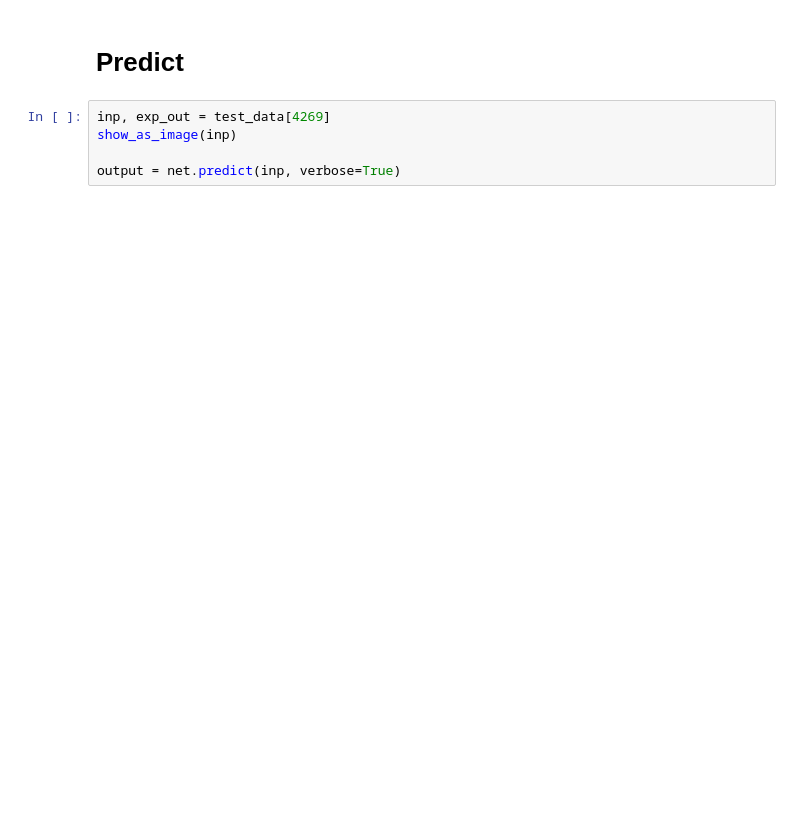
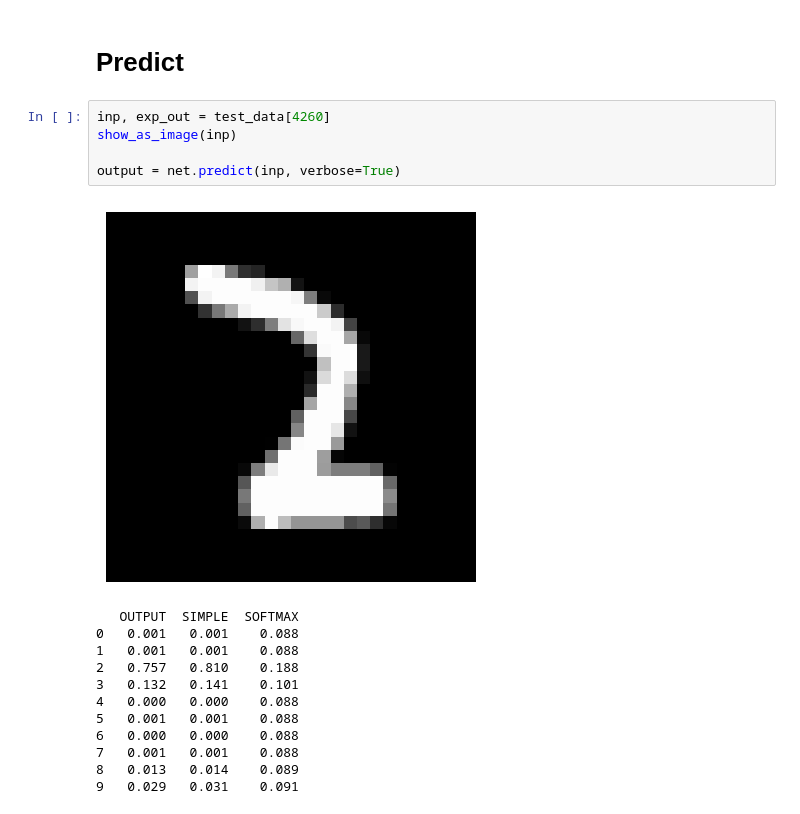
Before and after one commit to Huraqan/SimpleNeuralNetwork, a Jupyter notebook: notebook1-setup.ipynb, the cells around one changed output. Cells and saved outputs as stored; diff of their text form; blank space fills up the shorter version.

```diff
--- a/notebook1-setup.ipynb
+++ b/notebook1-setup.ipynb
@@ -28,7 +48,20 @@ net.validate(test_data, csv_path= NAME + ".csv")
 # %% [markdown]
 # Predict
 # %%
-inp, exp_out = test_data[4269]
+inp, exp_out = test_data[4260]
 show_as_image(inp)
 
 output = net.predict(inp, verbose=True)
+# %% [output]
+[figure, added]
+   OUTPUT  SIMPLE  SOFTMAX
+0   0.001   0.001    0.088
+1   0.001   0.001    0.088
+2   0.757   0.810    0.188
+3   0.132   0.141    0.101
+4   0.000   0.000    0.088
+5   0.001   0.001    0.088
+6   0.000   0.000    0.088
+7   0.001   0.001    0.088
+8   0.013   0.014    0.089
+9   0.029   0.031    0.091
```
Also changed, not shown: parts of 2 cells of this notebook, 7 other files.
